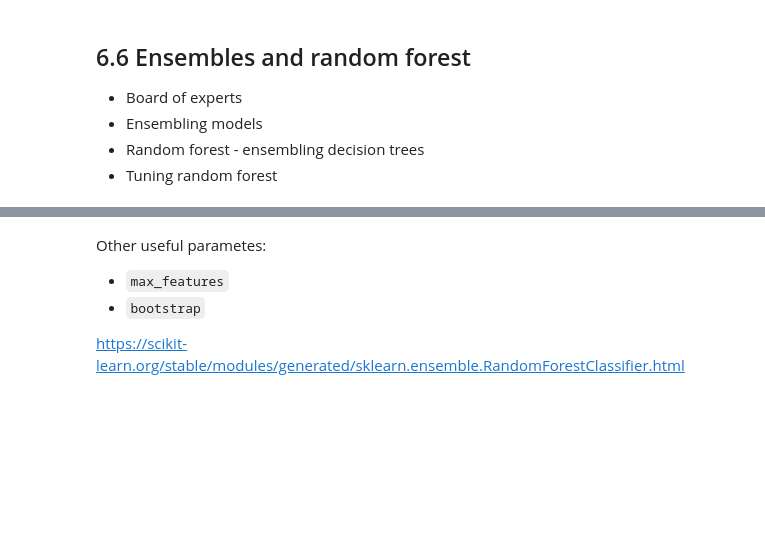
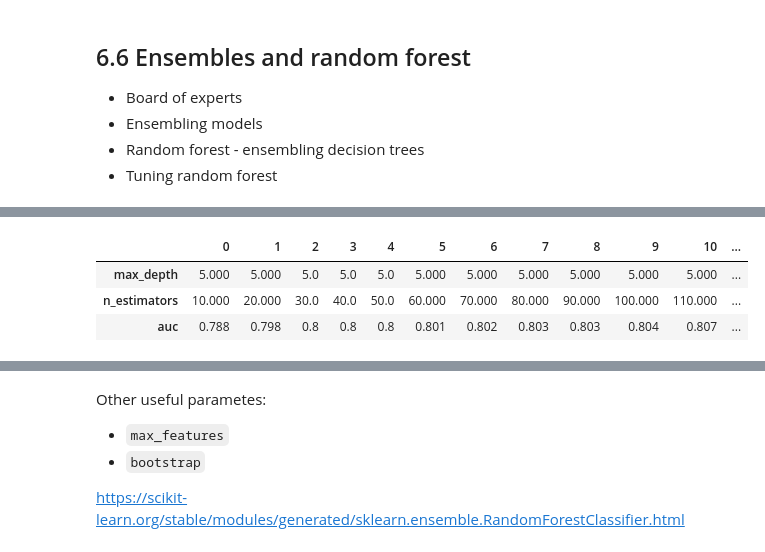
Before and after one commit to viviensiu/ml-zoomcamp, a Jupyter notebook: 6_trees/notebook.ipynb, the cells around one changed output, grey strips where cells are left out. Cells and saved outputs as stored; diff of their text form; code cells hidden in the pictures; blank space fills up the shorter version.

```diff
--- a/6_trees/notebook.ipynb
+++ b/6_trees/notebook.ipynb
@@ -609,6 +675,13 @@ for d in [5, 10, 15]:
 # %%
 columns = ['max_depth', 'n_estimators', 'auc']
 df_scores = pd.DataFrame(scores, columns=columns)
+# %%
+df_scores.round(3).T
+# %% [output]
+|  | 0 | 1 | 2 | 3 | 4 | 5 | 6 | 7 | 8 | 9 | 10 | ... |
+| max_depth | 5.000 | 5.000 | 5.0 | 5.0 | 5.0 | 5.000 | 5.000 | 5.000 | 5.000 | 5.000 | 5.000 | ... |
+| n_estimators | 10.000 | 20.000 | 30.0 | 40.0 | 50.0 | 60.000 | 70.000 | 80.000 | 90.000 | 100.000 | 110.000 | ... |
+| auc | 0.788 | 0.798 | 0.8 | 0.8 | 0.8 | 0.801 | 0.802 | 0.803 | 0.803 | 0.804 | 0.807 | ... |
 # %%
 for d in [5, 10, 15]:
     df_subset = df_scores[df_scores.max_depth == d]
```
Also changed, not shown: parts of 20 cells of this notebook, 1 other file.
